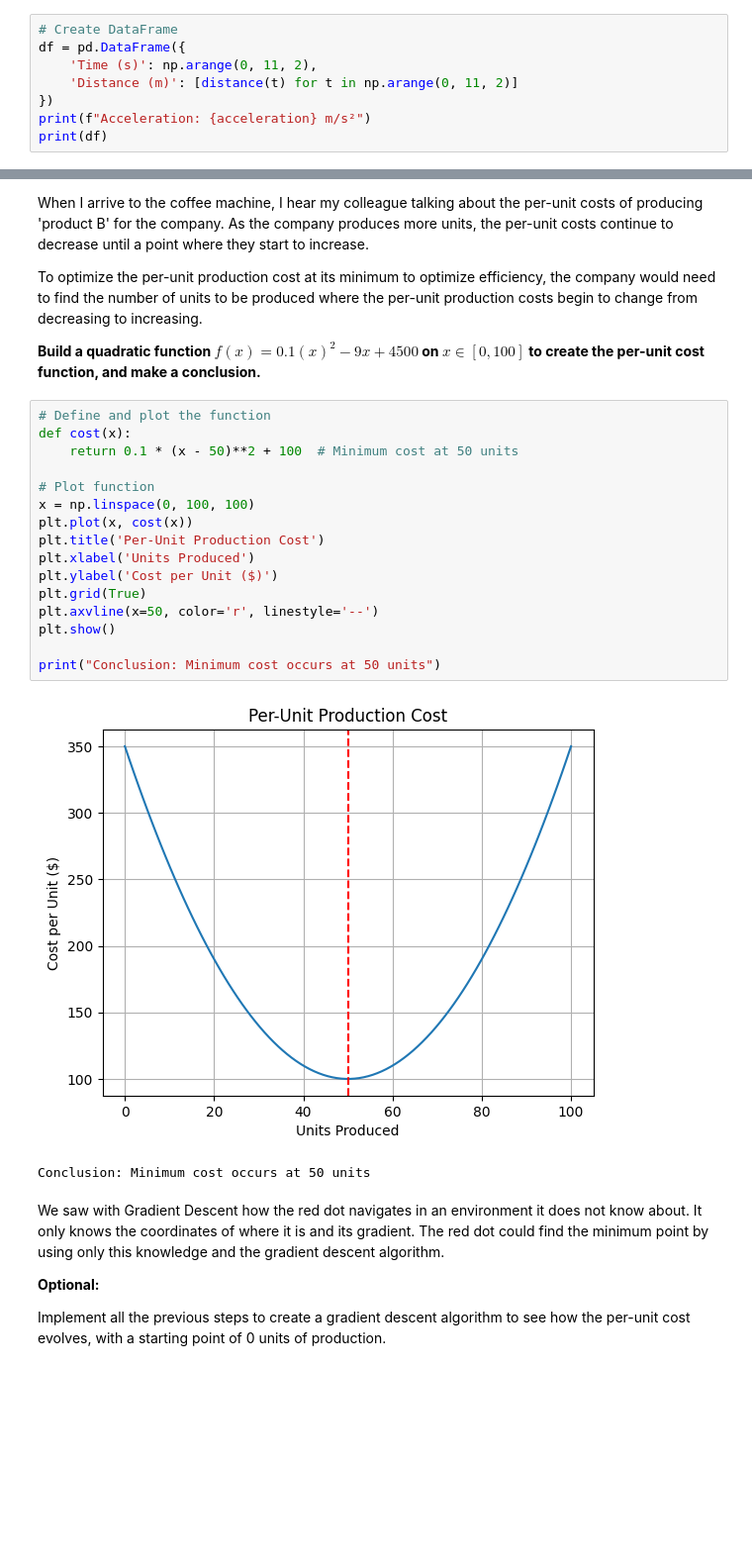
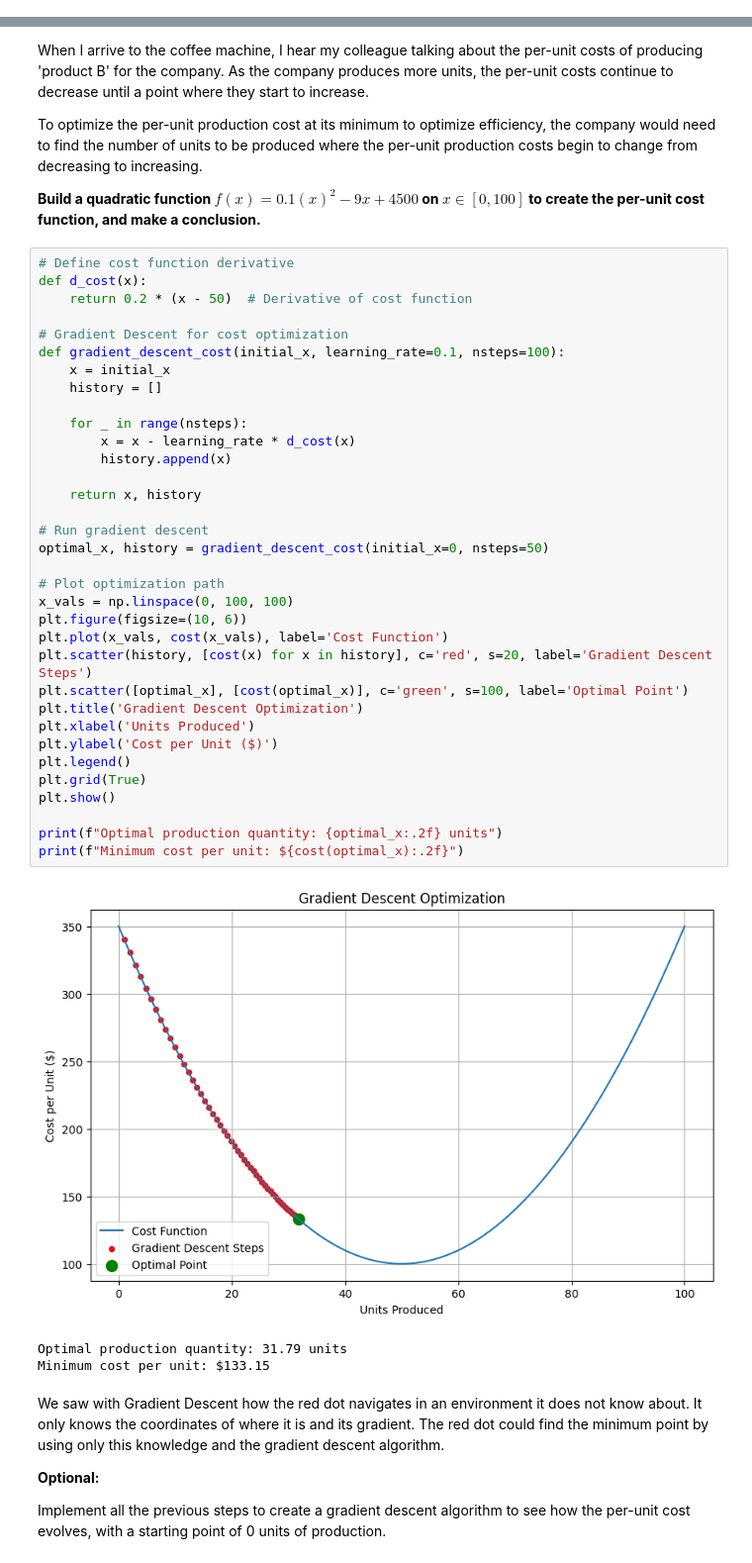
Before and after one commit to 4GeeksAcademy/BakuDShaggy-Calculus-Algebra, a Jupyter notebook: notebook/problems.ipynb, the cells around one changed output, grey strips where cells are left out. Shown at 99% size. Drawn from its saved outputs; the diff is of its cells as text; blank space fills up the shorter version.

```diff
--- a/notebook/problems.ipynb
+++ b/notebook/problems.ipynb
@@ -98,8 +109,0 @@ plt.show()
-# %%
-# Create DataFrame
-df = pd.DataFrame({
-    'Time (s)': np.arange(0, 11, 2),
-    'Distance (m)': [distance(t) for t in np.arange(0, 11, 2)]
-})
-print(f"Acceleration: {acceleration} m/s²")
-print(df)
@@ -283,24 +278,43 @@ To optimize the per-unit production cost at its minimum to optimize efficiency,
 
 **Build a quadratic function $f(x)=0.1(x)^2−9x +4500$ on $x∈[0,100]$ to create the per-unit cost function, and make a conclusion.**
 # %%
-# Define and plot the function
-def cost(x):
-    return 0.1 * (x - 50)**2 + 100  # Minimum cost at 50 units
+# Define cost function derivative
+def d_cost(x):
+    return 0.2 * (x - 50)  # Derivative of cost function
 
-# Plot function
-x = np.linspace(0, 100, 100)
-plt.plot(x, cost(x))
-plt.title('Per-Unit Production Cost')
+# Gradient Descent for cost optimization
+def gradient_descent_cost(initial_x, learning_rate=0.1, nsteps=100):
+    x = initial_x
+    history = []
+
+    for _ in range(nsteps):
+        x = x - learning_rate * d_cost(x)
+        history.append(x)
+
+    return x, history
+
+# Run gradient descent
+optimal_x, history = gradient_descent_cost(initial_x=0, nsteps=50)
+
+# Plot optimization path
+x_vals = np.linspace(0, 100, 100)
+plt.figure(figsize=(10, 6))
+plt.plot(x_vals, cost(x_vals), label='Cost Function')
+plt.scatter(history, [cost(x) for x in history], c='red', s=20, label='Gradient Descent Steps')
+plt.scatter([optimal_x], [cost(optimal_x)], c='green', s=100, label='Optimal Point')
+plt.title('Gradient Descent Optimization')
 plt.xlabel('Units Produced')
 plt.ylabel('Cost per Unit ($)')
+plt.legend()
 plt.grid(True)
-plt.axvline(x=50, color='r', linestyle='--')
 plt.show()
 
-print("Conclusion: Minimum cost occurs at 50 units")
+print(f"Optimal production quantity: {optimal_x:.2f} units")
+print(f"Minimum cost per unit: ${cost(optimal_x):.2f}")
 # %% [output]
-[figure, old version]
+[figure, new version]
-Conclusion: Minimum cost occurs at 50 units
+Optimal production quantity: 31.79 units
+Minimum cost per unit: $133.15
 # %% [markdown]
 We saw with Gradient Descent how the red dot navigates in an environment it does not know about. It only knows the coordinates of where it is and its gradient. The red dot could find the minimum point by using only this knowledge and the gradient descent algorithm.
 
```
Also changed, not shown: parts of 5 cells of this notebook.
